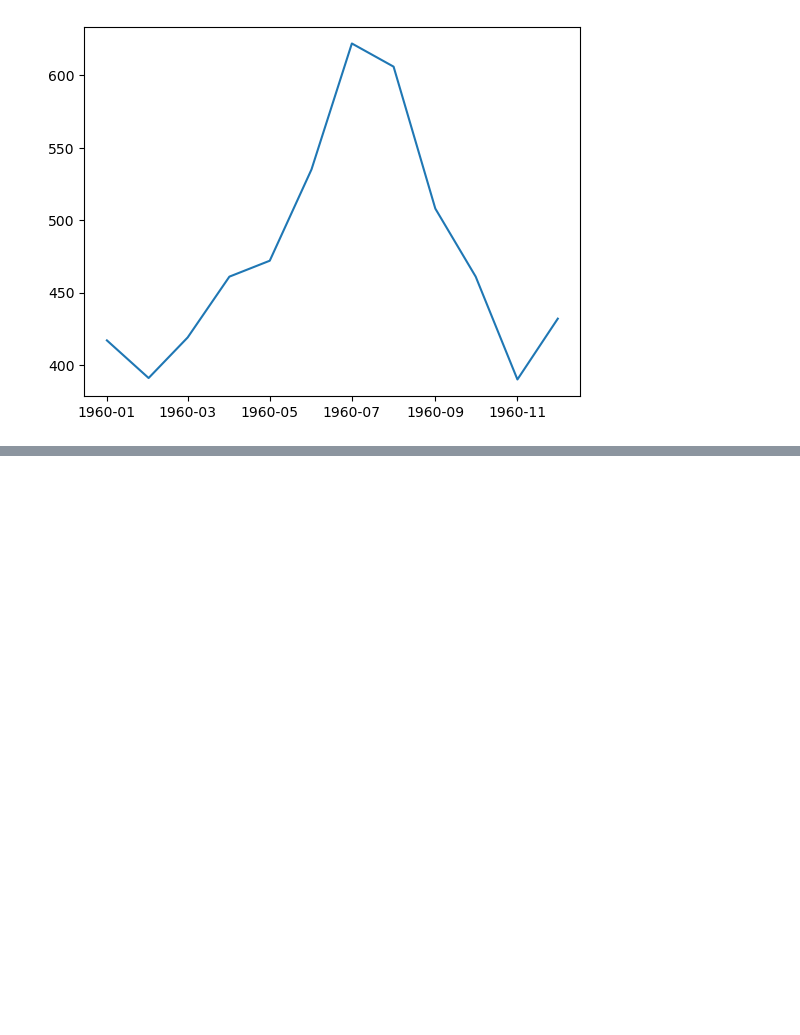
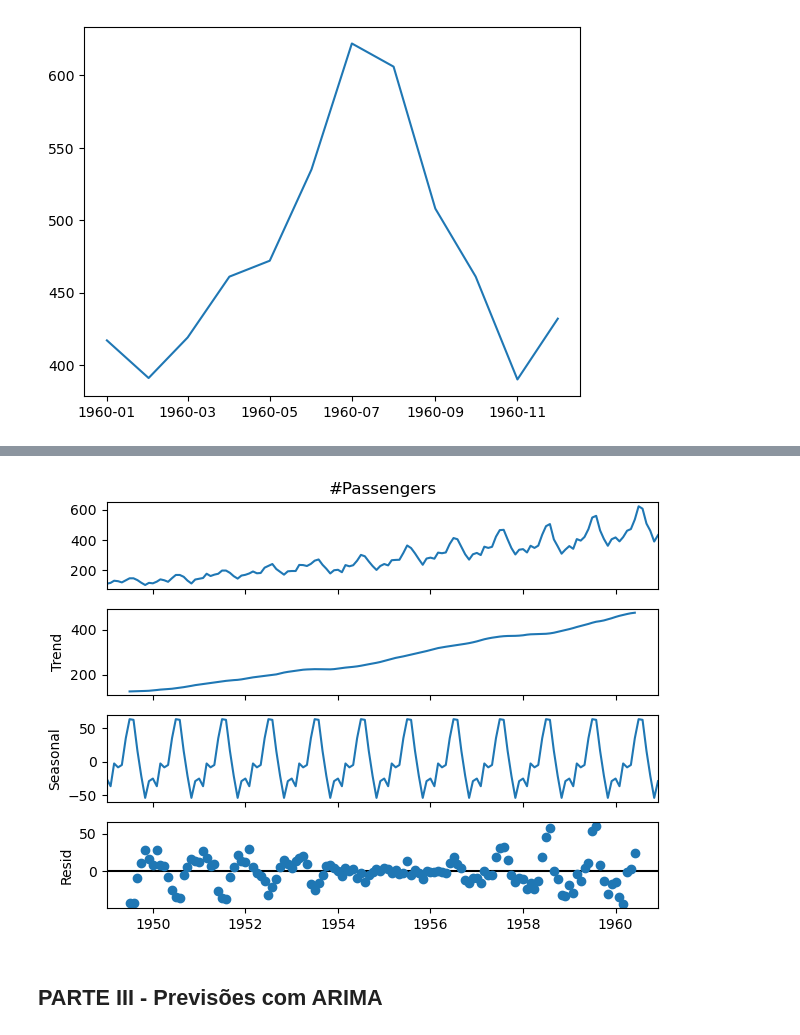
Before and after one commit to esscova/data-science, a Jupyter notebook: study_materials/time_series/time_series_Python.ipynb, the cells around one changed output, grey strips where cells are left out. Cells and saved outputs as stored; diff of their text form; code cells hidden in the pictures; blank space fills up the shorter version.

Commit message:
finalizando revisoes de series temporais com python e arima

```diff
--- a/study_materials/time_series/time_series_Python.ipynb
+++ b/study_materials/time_series/time_series_Python.ipynb
@@ -177,0 +256,7 @@ plt.plot(ts_datas)
+# %%
+decomposicao.plot()
+plt.show()
+# %% [output]
+[figure, added]
+# %% [markdown]
+## PARTE III - Previsões com ARIMA
```
Also changed, not shown: parts of 20 cells of this notebook, 1 other file.
